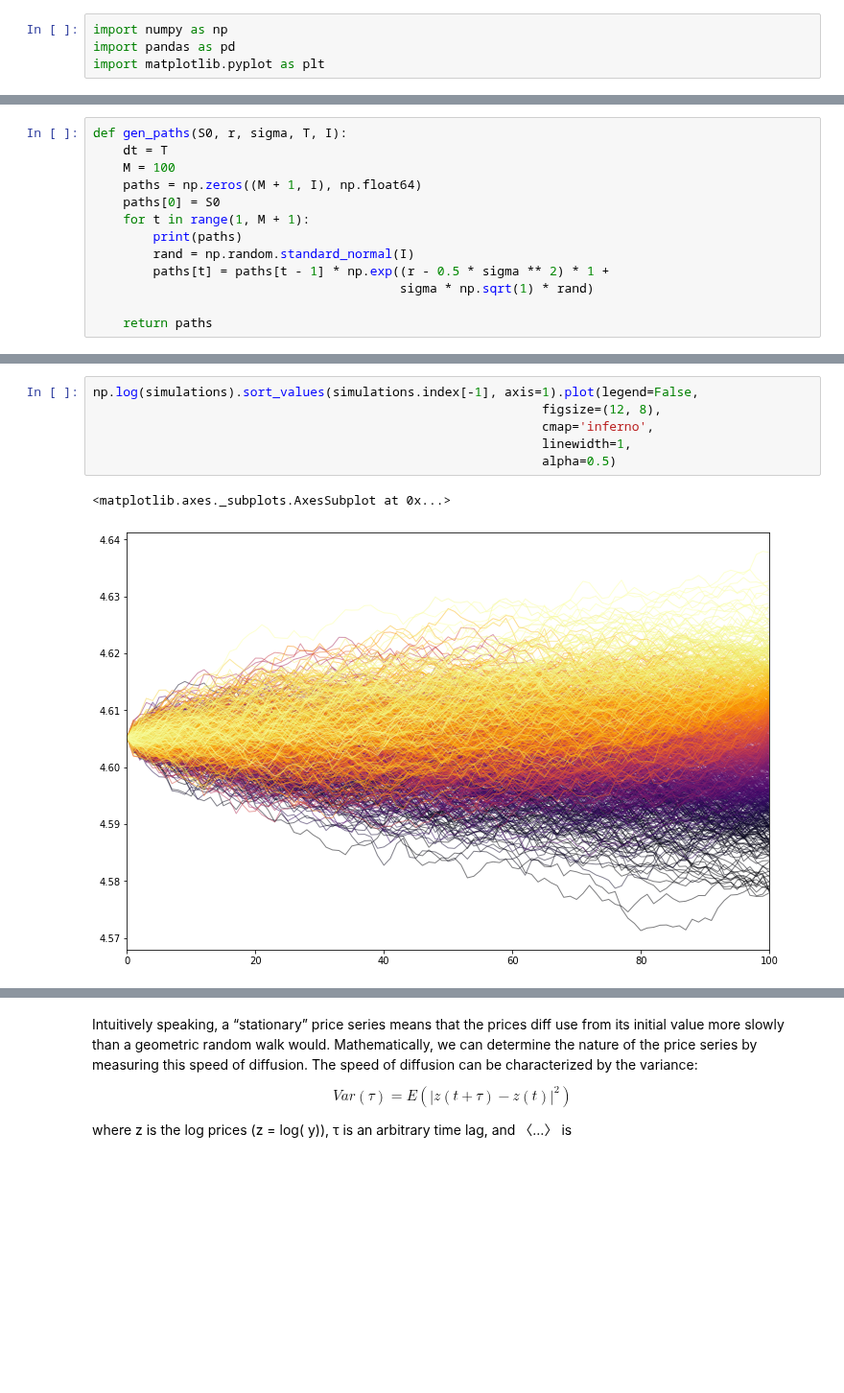
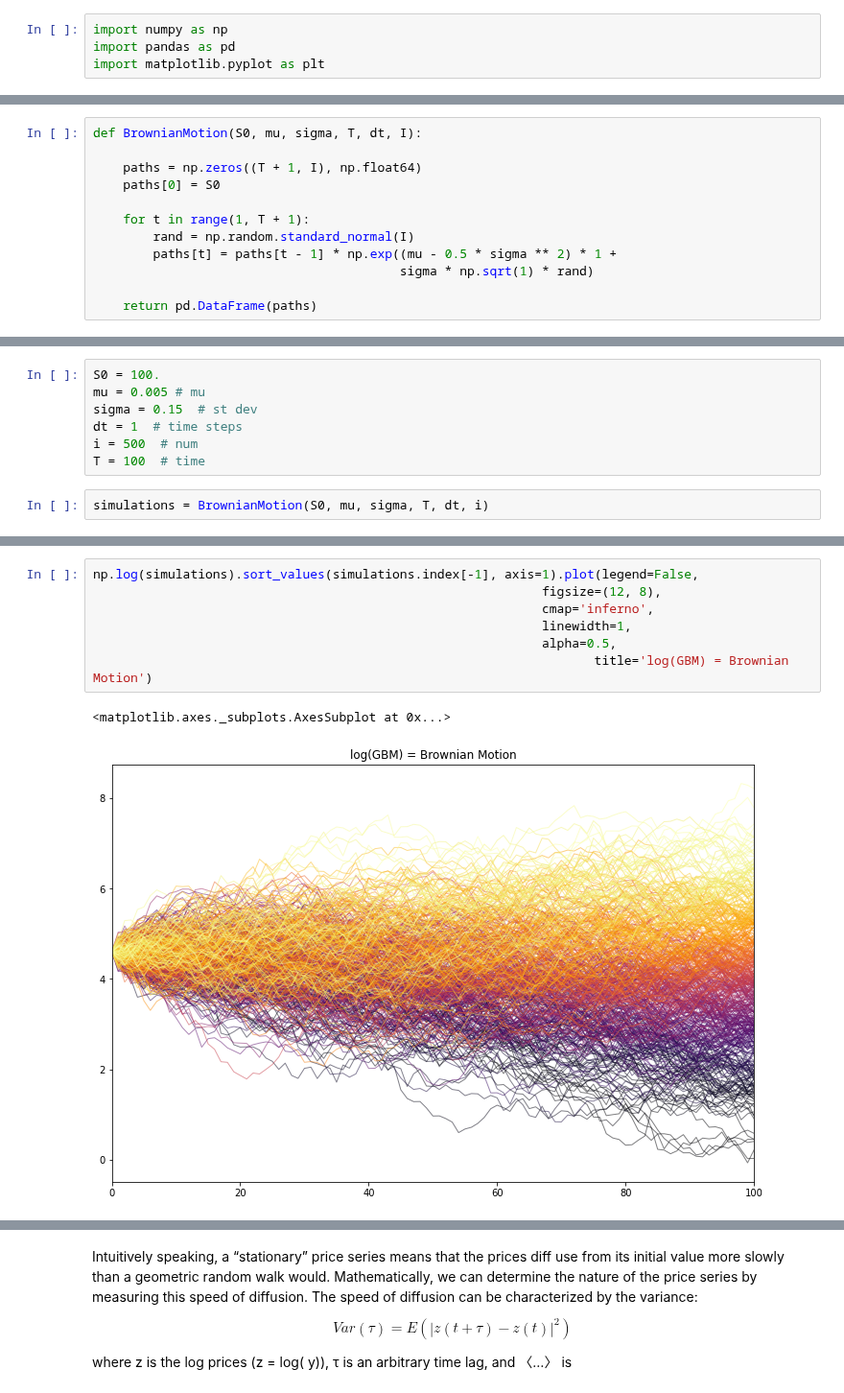
Before and after one commit to lucaberlanda/Magazzino, a Jupyter notebook: Finance/GeometricBrownianMotion.ipynb, the cells around one changed output, grey strips where cells are left out. Shown at 96% size. Saved outputs shown, nothing was run; the diff lists cells and outputs as text; blank space fills up the shorter version.

```diff
--- a/Finance/GeometricBrownianMotion.ipynb
+++ b/Finance/GeometricBrownianMotion.ipynb
@@ -24,13 +47,12 @@ import matplotlib.pyplot as plt
 # %%
-def gen_paths(S0, r, sigma, T, I):
-    dt = T
-    M = 100
-    paths = np.zeros((M + 1, I), np.float64)
+def BrownianMotion(S0, mu, sigma, T, dt, I):
+
+    paths = np.zeros((T + 1, I), np.float64)
     paths[0] = S0
-    for t in range(1, M + 1):
-        print(paths)
+
+    for t in range(1, T + 1):
         rand = np.random.standard_normal(I)
-        paths[t] = paths[t - 1] * np.exp((r - 0.5 * sigma ** 2) * 1 +
+        paths[t] = paths[t - 1] * np.exp((mu - 0.5 * sigma ** 2) * 1 +
                                          sigma * np.sqrt(1) * rand)
 
-    return paths
+    return pd.DataFrame(paths)
@@ -63,0 +59,9 @@ simulations = pd.DataFrame(gen_paths(S0, r, sigma, T, i))
+# %%
+S0 = 100.
+mu = 0.005 # mu
+sigma = 0.15  # st dev
+dt = 1  # time steps
+i = 500  # num
+T = 100  # time
+# %%
+simulations = BrownianMotion(S0, mu, sigma, T, dt, i)
@@ -64,9 +78,10 @@ simulations = pd.DataFrame(gen_paths(S0, r, sigma, T, i))
 # %%
 np.log(simulations).sort_values(simulations.index[-1], axis=1).plot(legend=False,
                                                             figsize=(12, 8),
                                                             cmap='inferno',
                                                             linewidth=1,
-                                                            alpha=0.5)
+                                                            alpha=0.5,
+                                                                   title='log(GBM) = Brownian Motion')
 # %% [output]
 <matplotlib.axes._subplots.AxesSubplot at 0x...>
-[figure, old version]
+[figure, new version]
```
Also changed, not shown: parts of 14 cells of this notebook, 25 other files.
